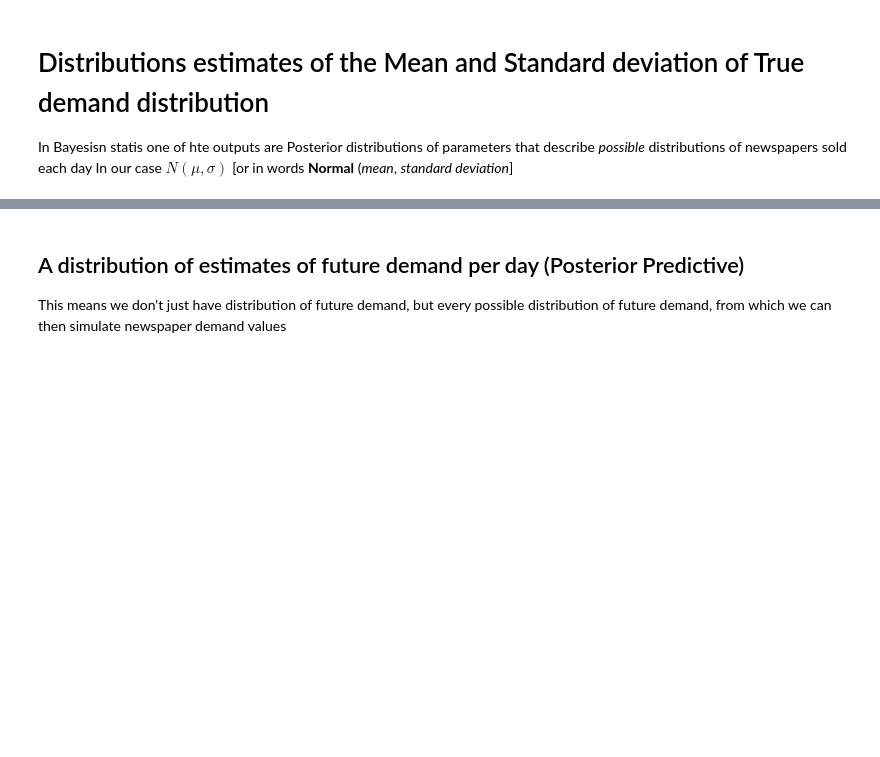
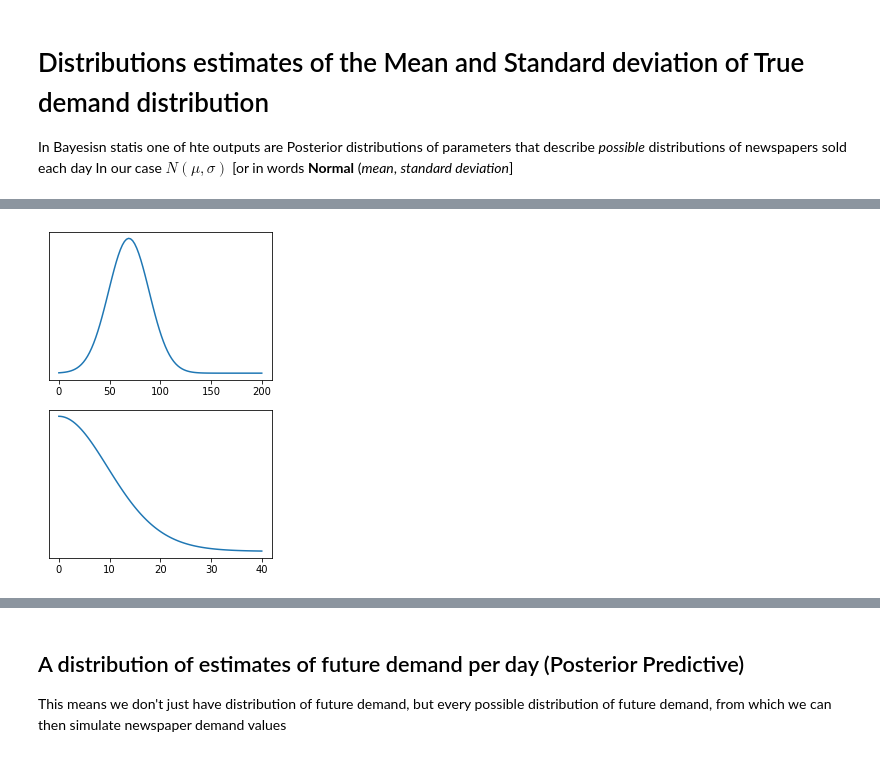
Before and after one commit to canyon289/PyDataGlobal_2020, a Jupyter notebook: PyDataGlobal_Ravin.ipynb, the cells around one changed output, grey strips where cells are left out. Drawn from its saved outputs; the diff is of its cells as text; code cells hidden in the pictures; blank space fills up the shorter version.

```diff
--- a/PyDataGlobal_Ravin.ipynb
+++ b/PyDataGlobal_Ravin.ipynb
@@ -449,3 +447,25 @@ az.plot_posterior(inf_data);
+# %%
+# Create prior distribution plots
+# Plot of prior distribution
+fig, ax = plt.subplots(2,1, figsize=(4, 6))
+
+# Sigms
+x = np.linspace(0, 40, 100)
+y = stats.t.pdf(x, df=20, loc=0, scale=10)
+
+
+ax[1].plot(x,y)
+ax[1].set_yticks([]);
+
+# Sigms
+x = np.linspace(0, 200, 100)
+y = stats.norm(demand_seen.mean(), 20).pdf(x)
+
+
+ax[0].plot(x,y)
+ax[0].set_yticks([]);
+# %% [output]
+[figure, added]
 # %%
 # Get random samples of possible distributions of demand and plot them. Used seed values 0, 10, 15
 
```
Also changed, not shown: parts of 14 cells of this notebook, 2 other files.
